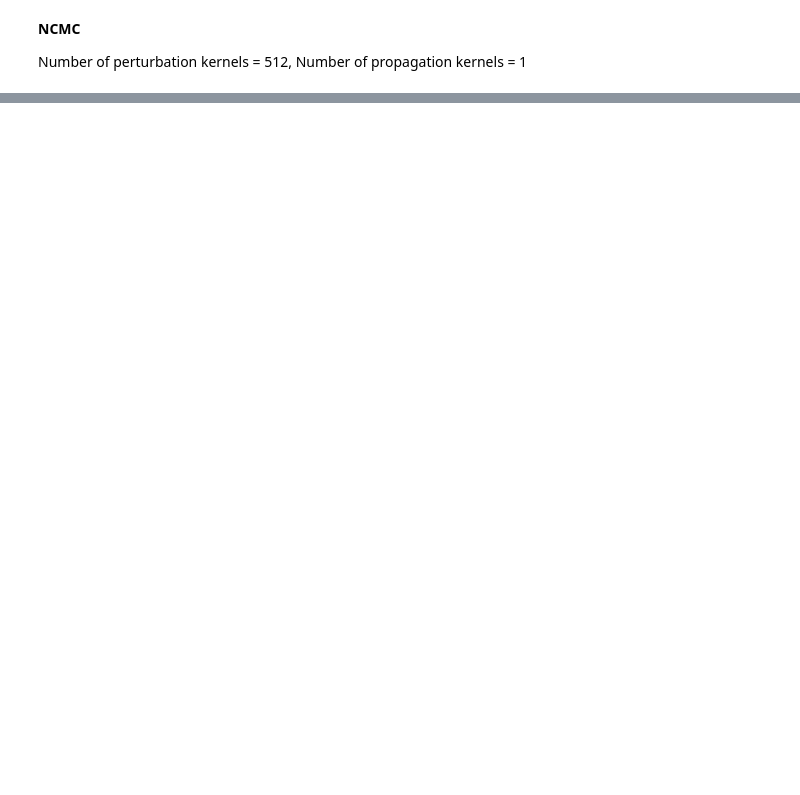
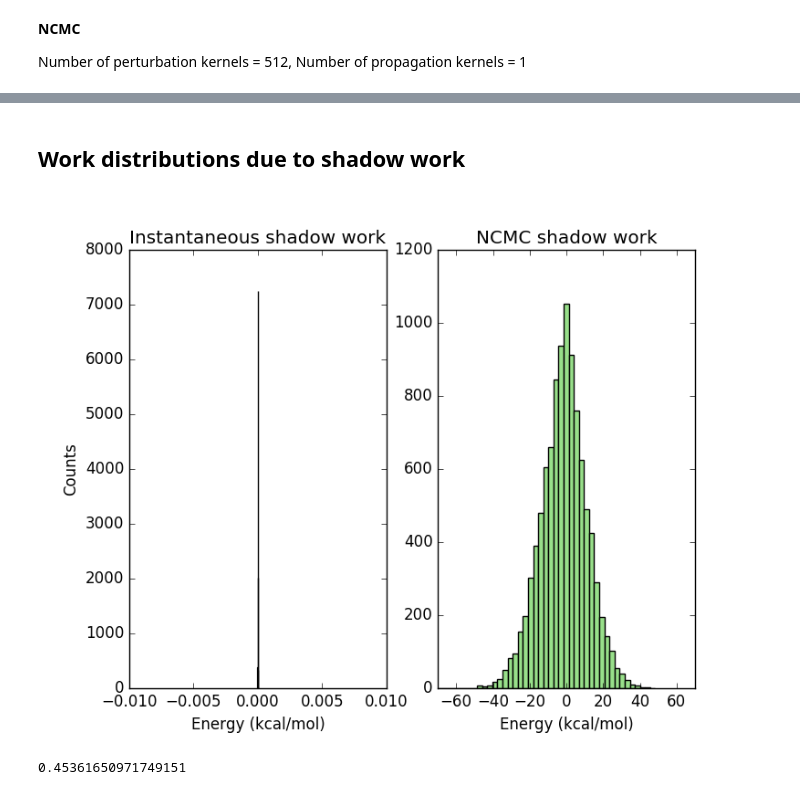
Before and after one commit to choderalab/saltswap, a Jupyter notebook: IdealMixing/IdealMixing.ipynb, the cells around one changed output, grey strips where cells are left out. Drawn from its saved outputs; the diff is of its cells as text; code cells hidden in the pictures; blank space fills up the shorter version.

```diff
--- a/IdealMixing/IdealMixing.ipynb
+++ b/IdealMixing/IdealMixing.ipynb
@@ -105,0 +145,37 @@ Image('temp.png')
+# %% [markdown]
+## Work distributions due to shadow work
+# %%
+plt.clf()
+#n, bins, patches = plt.hist(nc_work_rm, 50, normed=1, facecolor=tableau4_light[2])
+
+plt.savefig('temp.png',format='png')
+Image('temp.png')
+
+f, axarr = plt.subplots(1, 2)
+coords = [(0,0),(0,1)]
+xlims =(-70,70)       # x limits
+ylims = (0,0.025)       # y limits
+
+
+axarr[0].hist(np.hstack((inst_work_add,inst_work_rm))*0.592, 5, normed=False, facecolor=tableau4_light[2])
+axarr[0].set_xlim({-0.01,0.01})
+#axarr[0].set_xlim(xlims)
+#axarr[0].set_ylim(ylims)
+axarr[0].set_xlabel('Energy (kcal/mol)')
+axarr[0].set_ylabel('Counts')
+axarr[0].set_title('Instantaneous shadow work')
+axarr[1].hist(np.hstack((nc_work_add,nc_work_rm))*0.592, 50, normed=False, facecolor=tableau4_light[1])
+axarr[1].set_xlim(xlims)
+#axarr[1].set_ylim(ylims)
+axarr[1].set_xlabel('Energy (kcal/mol)')
+axarr[1].set_title('NCMC shadow work')
+#plt.setp(axarr[1].get_yticklabels(),visible=False)
+
+plt.savefig("ShadowWork.png", format='png')
+Image("ShadowWork.png")
+# %% [output]
+[figure, added]
+# %%
+(nc_work_add>0).sum()/(1.0*nc_work_add.shape[0])
+# %% [output]
+0.45361650971749151
```
Also changed, not shown: parts of 5 cells of this notebook.
